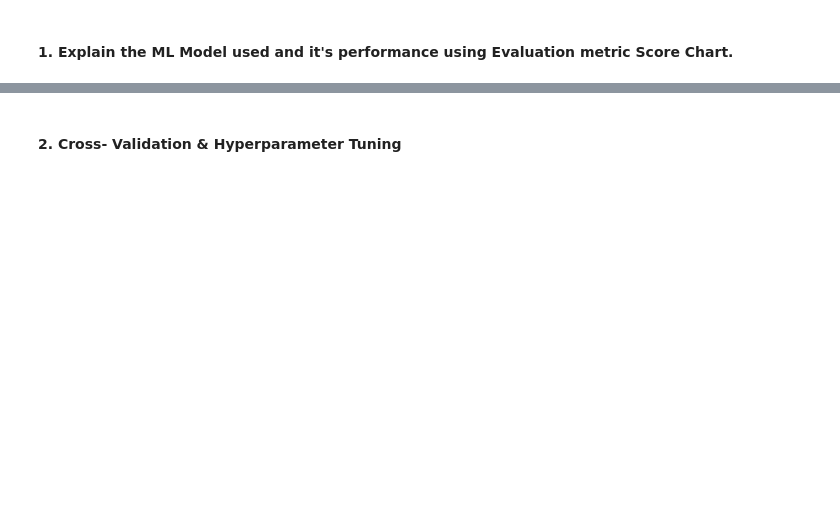
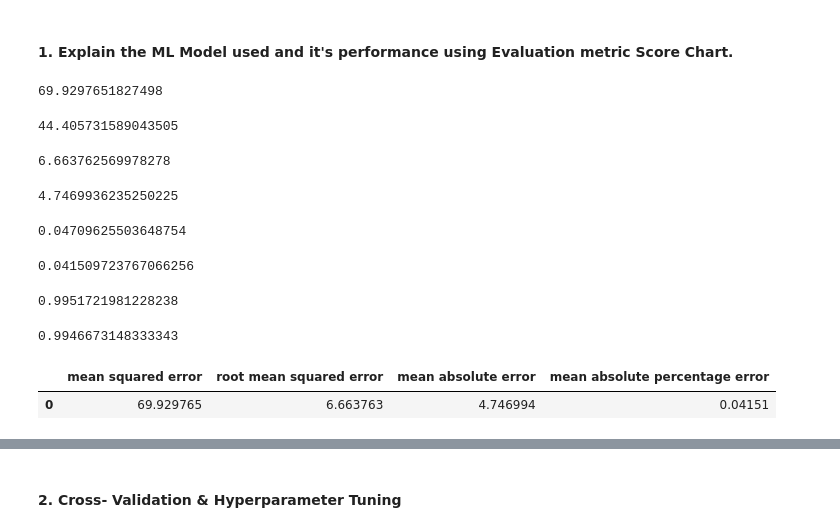
Before and after one commit to dipali-solake/Machine-learning, a Jupyter notebook: Yes_Bank_Stock_Closing_Price_prediction.ipynb, the cells around one changed output, grey strips where cells are left out. Saved outputs shown, nothing was run; the diff lists cells and outputs as text; code cells hidden in the pictures; blank space fills up the shorter version.

```diff
--- a/Yes_Bank_Stock_Closing_Price_prediction.ipynb
+++ b/Yes_Bank_Stock_Closing_Price_prediction.ipynb
@@ -689,3 +736,49 @@ Answer Here.
 #### 1. Explain the ML Model used and it's performance using Evaluation metric Score Chart.
 # %%
 # Visualizing evaluation Metric Score chart
+lr_mse = mean_squared_error(10**(y_test), 10**(y_pred))
+lr_mse
+# %% [output]
+69.9297651827498
+# %%
+mse_train =mean_squared_error(10**(y_train),10**(y_pred_train))
+mse_train
+# %% [output]
+44.405731589043505
+# %%
+# train performance
+lr_rmse = np.sqrt(mse_train)
+lr_rmse
+# %% [output]
+6.663762569978278
+# %%
+lr_mae = mean_absolute_error(10**(y_test),10**(y_pred))
+lr_mae
+# %% [output]
+4.7469936235250225
+# %%
+mean_absolute_percentage_error(10**(y_train),10**(y_pred_train))
+# %% [output]
+0.04709625503648754
+# %%
+lr_mape=mean_absolute_percentage_error(10**(y_test),10**(y_pred))
+lr_mape
+# %% [output]
+0.041509723767066256
+# %%
+r2_score(y_train, y_pred_train)
+# %% [output]
+0.9951721981228238
+# %%
+# test performance
+lr_r2_score = r2_score(y_test,y_pred)
+lr_r2_score
+# %% [output]
+0.9946673148333343
+# %%
+metrics_score = pd.DataFrame({'mean squared error':[lr_mse],'root mean squared error':[lr_rmse],'mean absolute error':[lr_mae],'mean absolute percentage error':[lr_mape]})
+# %%
+metrics_score
+# %% [output]
+|  | mean squared error | root mean squared error | mean absolute error | mean absolute percentage error |
+| 0 | 69.929765 | 6.663763 | 4.746994 | 0.04151 |
```
Also changed, not shown: parts of 64 cells of this notebook.
